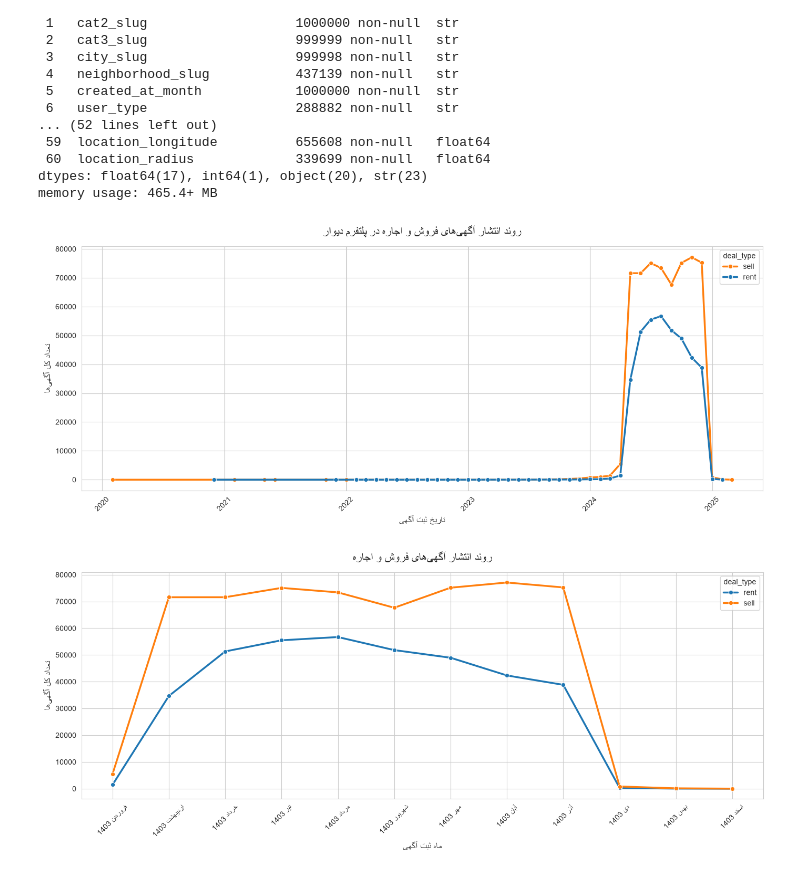
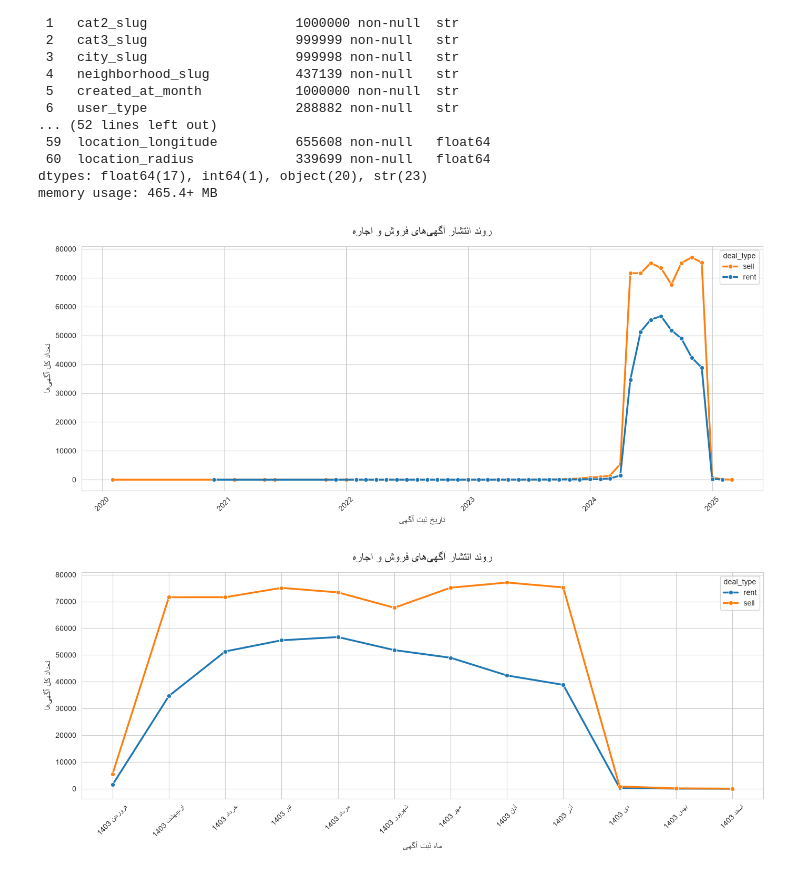
Before and after one commit to MaZiayee/QueraAiBootcamp-TeamProject, a Jupyter notebook: notebooks/1_EDA/ali_Q3_Q8_EDA.ipynb, the cells around one changed output. Drawn from its saved outputs; the diff is of its cells as text; code cells hidden in the pictures.

Commit message:
Update Q3
edit title of drawings

```diff
--- a/notebooks/1_EDA/ali_Q3_Q8_EDA.ipynb
+++ b/notebooks/1_EDA/ali_Q3_Q8_EDA.ipynb
@@ -59,27 +59,27 @@ monthly_counts = df.groupby(['created_at_month', 'deal_type']).size().reset_inde
 # %%
 # رسم نمودار
 sns.set_style("whitegrid")
 plt.figure(figsize=(14, 6))
 
 sns.lineplot(
     data=monthly_counts,
     x='created_at_month',
     y='ad_count',
     hue='deal_type',
     marker='o',
     linewidth=2.5,
     palette={'rent': '#1f77b4', 'sell': '#ff7f0e'}
 )
 
-plt.title('روند انتشار آگهی‌های فروش و اجاره در پلتفرم دیوار', fontsize=16, pad=15)
+plt.title('روند انتشار آگهی‌های فروش و اجاره', fontsize=16, pad=15)
 plt.xlabel('تاریخ ثبت آگهی', fontsize=12)
 plt.ylabel('تعداد کل آگهی‌ها', fontsize=12)
 plt.xticks(rotation=45)
 plt.tight_layout()
 
 plt.show()
 # %% [output]
-[figure, old version]
+[figure, new version]
 # %%
 # فیلتر کردن دقیق برای کل سال ۱۴۰۳ (از فروردین تا اسفند)
 df = df[(df['created_at_month'] >= '2024-03-20') & (df['created_at_month'] < '2025-03-21')].copy()
```
